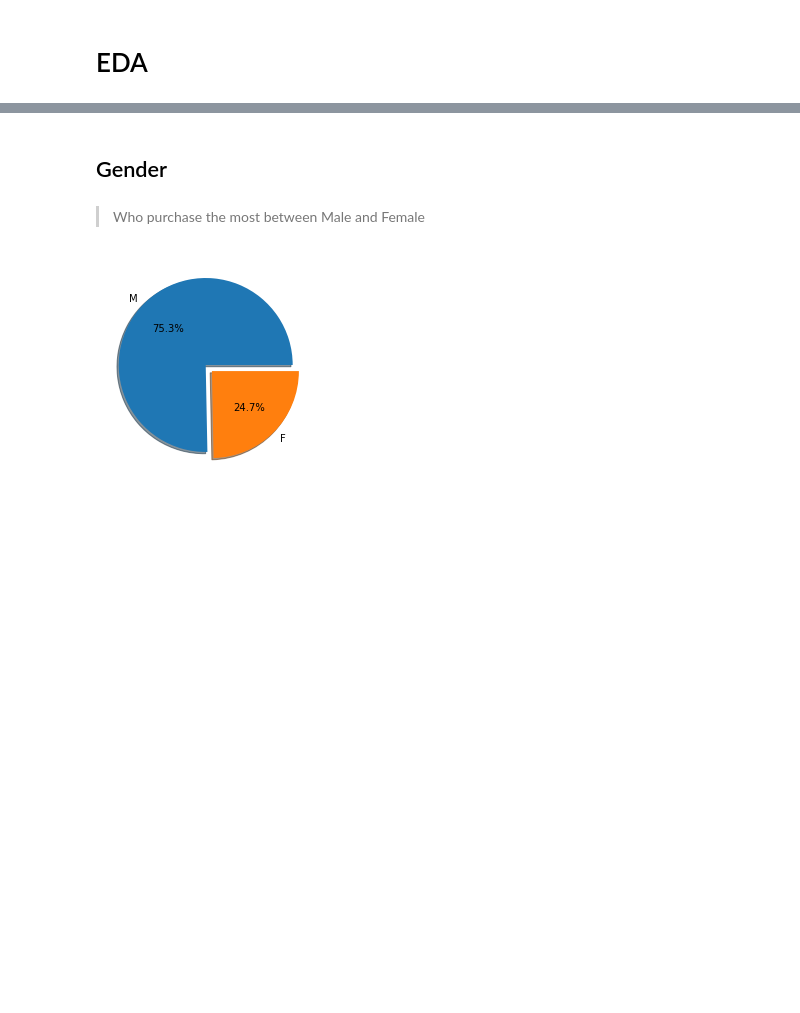
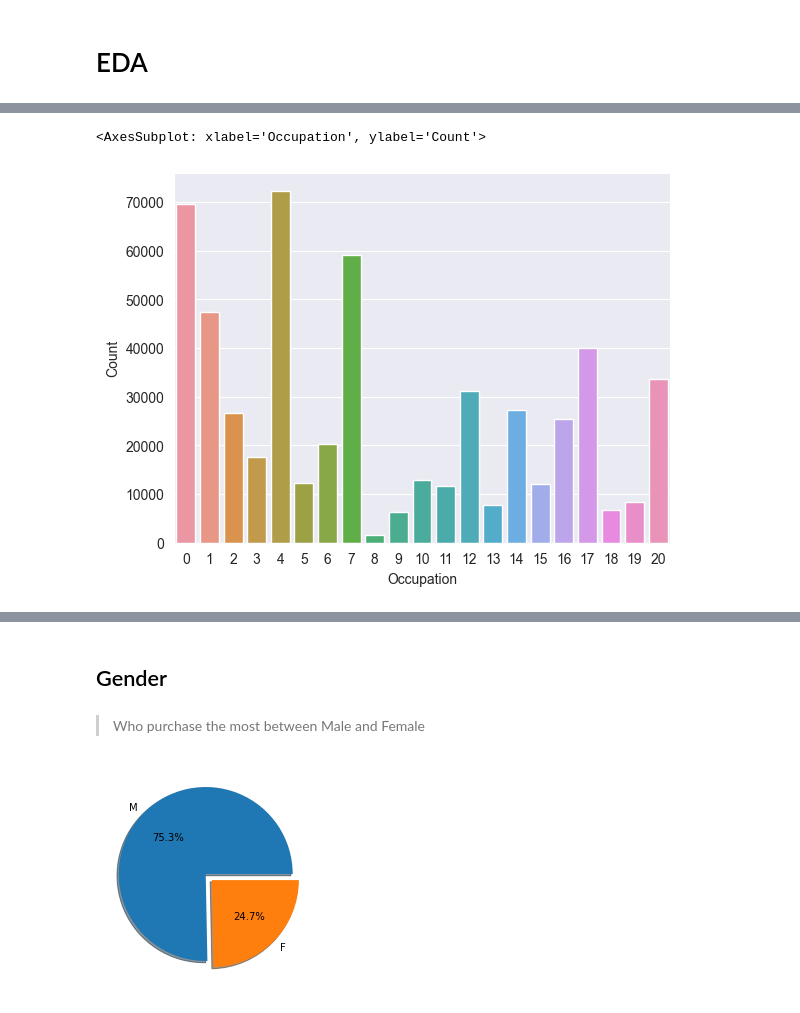
Before and after one commit to Laaroyussuf/Black-Friday-Purchase_Prediction, a Jupyter notebook: BlackFridaySale.ipynb, the cells around one changed output, grey strips where cells are left out. Cells and saved outputs as stored; diff of their text form; code cells hidden in the pictures; blank space fills up the shorter version.

```diff
--- a/BlackFridaySale.ipynb
+++ b/BlackFridaySale.ipynb
@@ -189,0 +261,8 @@ train_set.describe(include='all').T
+# %%
+occup_df = train_set.groupby("Occupation")['Occupation'].count()
+occup_df = pd.DataFrame({'Occupation': occup_df.index, 'Count': occup_df.values})
+# %%
+sns.barplot(data=occup_df, x="Occupation", y="Count")
+# %% [output]
+<AxesSubplot: xlabel='Occupation', ylabel='Count'>
+[figure, added]
```
Also changed, not shown: parts of 15 cells of this notebook, 1 other file.
